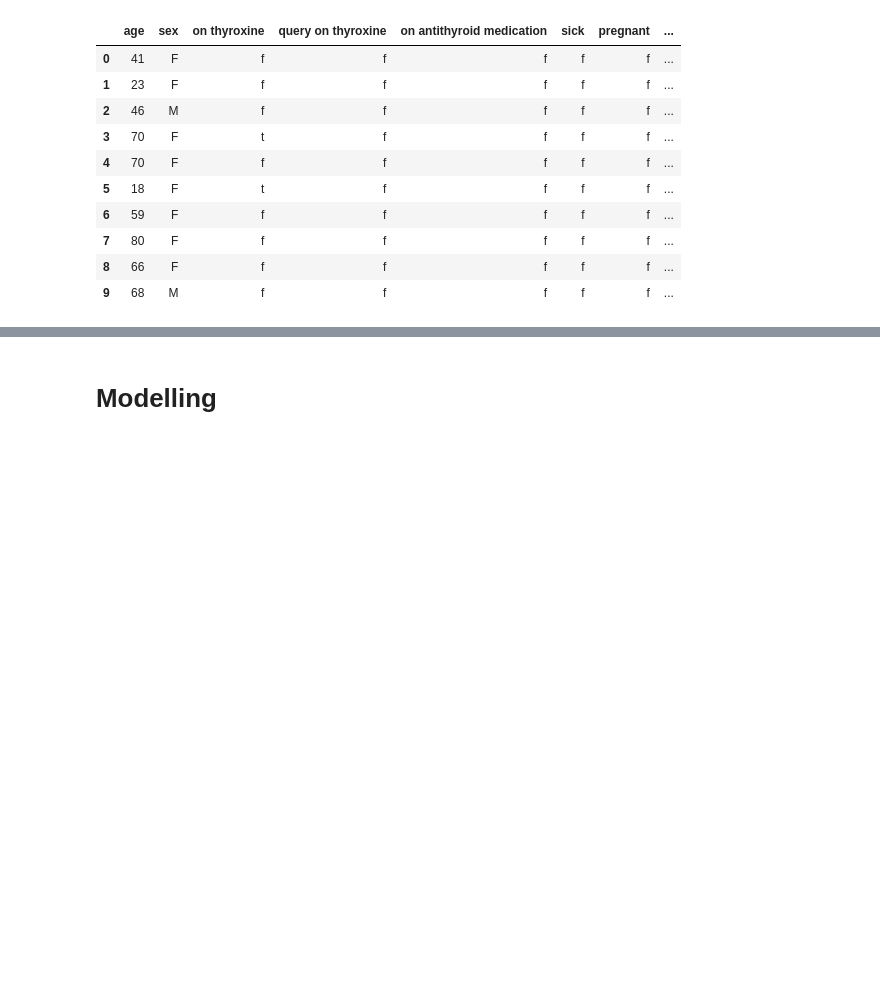
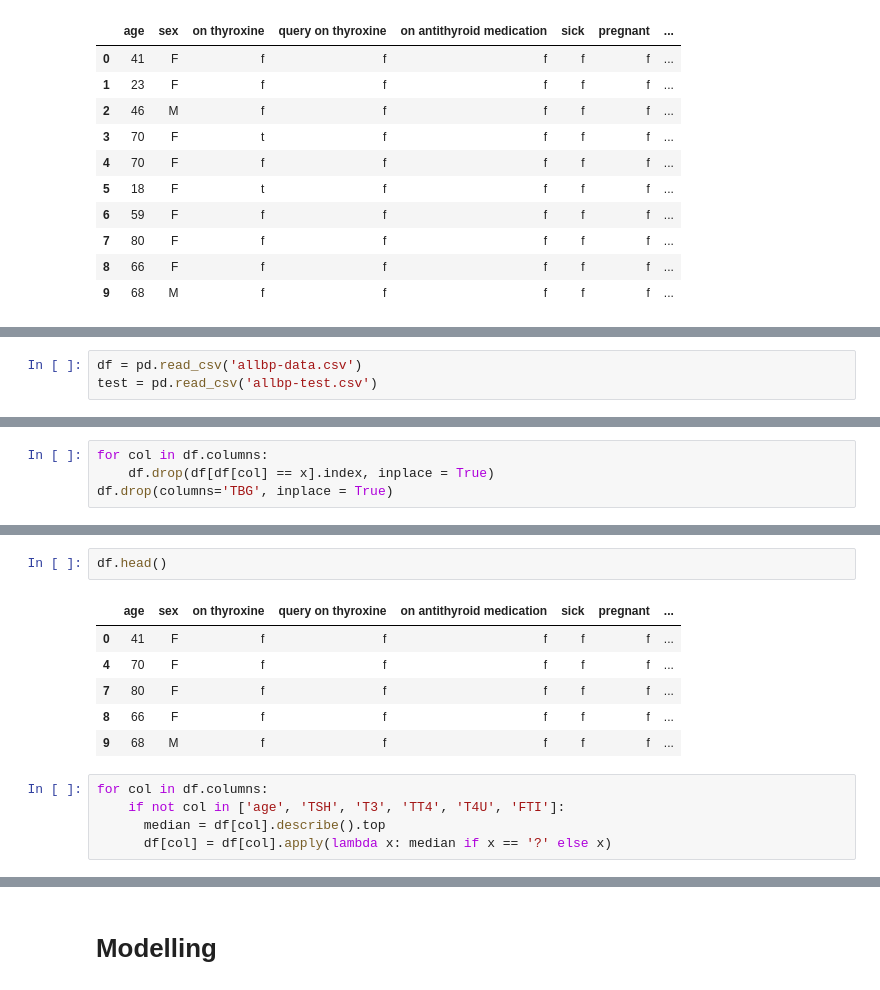
Before and after one commit to makfordead/idm-data-project, a Jupyter notebook: code.ipynb, the cells around one changed output, grey strips where cells are left out. Drawn from its saved outputs; the diff is of its cells as text; blank space fills up the shorter version.

```diff
--- a/code.ipynb
+++ b/code.ipynb
@@ -95,0 +140,3 @@ df.head(10)
+# %%
+df = pd.read_csv('allbp-data.csv')
+test = pd.read_csv('allbp-test.csv')
@@ -95,0 +147,4 @@ df.head(10)
+# %%
+for col in df.columns:
+    df.drop(df[df[col] == x].index, inplace = True)
+df.drop(columns='TBG', inplace = True)
@@ -95,0 +159,14 @@ df.head(10)
+# %%
+df.head()
+# %% [output]
+|  | age | sex | on thyroxine | query on thyroxine | on antithyroid medication | sick | pregnant | ... |
+| 0 | 41 | F | f | f | f | f | f | ... |
+| 4 | 70 | F | f | f | f | f | f | ... |
+| 7 | 80 | F | f | f | f | f | f | ... |
+| 8 | 66 | F | f | f | f | f | f | ... |
+| 9 | 68 | M | f | f | f | f | f | ... |
+# %%
+for col in df.columns:
+    if not col in ['age', 'TSH', 'T3', 'TT4', 'T4U', 'FTI']:
+      median = df[col].describe().top
+      df[col] = df[col].apply(lambda x: median if x == '?' else x)
```
Also changed, not shown: parts of 27 cells of this notebook.
